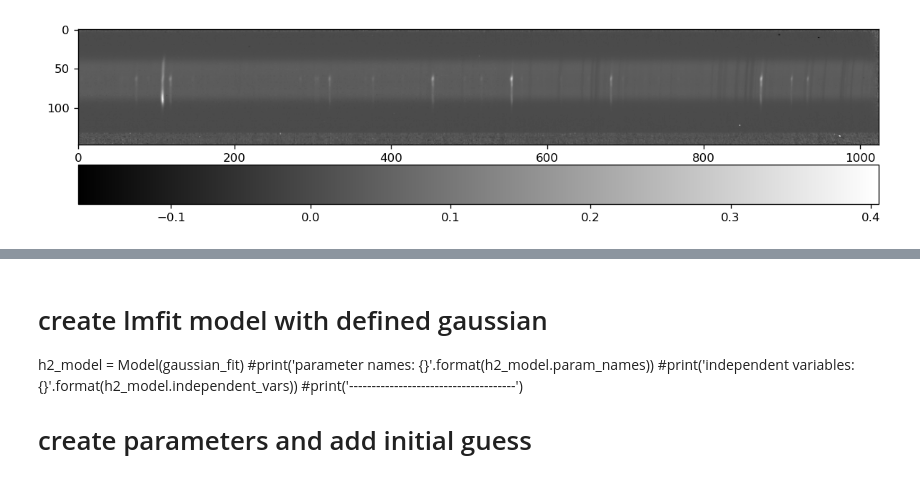
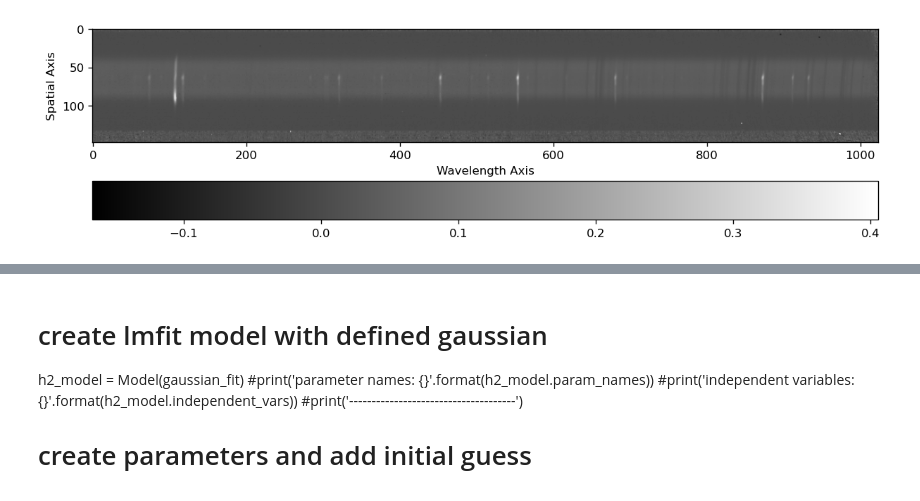
Before and after one commit to ruoyanwangdr/Dynamics-of-Jovian-Infrared-Auroral-Ionosphere-and-Thermosphere, a Jupyter notebook: h3p.ipynb, the cells around one changed output, grey strips where cells are left out. Cells and saved outputs as stored; diff of their text form; code cells hidden in the pictures.

```diff
--- a/h3p.ipynb
+++ b/h3p.ipynb
@@ -3,6 +3,8 @@
 from astropy.io import fits
 import numpy as np
 import matplotlib.pyplot as plt
+plt.rcParams['figure.facecolor'] = 'w'
+plt.rcParams['figure.dpi'] = 120
 import os
 from lmfit import Model
 
@@ -21,11 +23,12 @@ filesize = len([name for name in os.listdir(filepath) if os.path.isfile(os.path.
 
 # load fits data from order 36
 nirspec7_data = []
+
+start = 22 # fits index start, min >= 1, max <= n
+end = 112 # fits index end, min >= n, max <= 999
+
 for i in range(filesize):
-    start = 22 # fits index start, min >= 1, max <= n
-    end = 112 # fits index end, min >= n, max <= 999
-    n = i + start # fits index starts from 22
-
+    n = i + start # fits index starts from start
     if n>= start and n < 10:
         hdu_data = fits.getdata(filepath + 'order36/' + 'jun02s000' + '{}_order36.fits'.format(n), ext=0)
         nirspec7_data.append(hdu_data)
@@ -41,55 +44,55 @@ nirspec7_data_array = np.array(nirspec7_data)
 
 
 # obtain average flat field
-average_flat_field = np.mean((nirspec7_data_array[32-22],
-                              nirspec7_data_array[33-22],
-                              nirspec7_data_array[34-22],
-                              nirspec7_data_array[35-22],
-                              nirspec7_data_array[36-22],
-                              nirspec7_data_array[37-22],
-                              nirspec7_data_array[38-22],
-                              nirspec7_data_array[39-22],
-                              nirspec7_data_array[40-22],
-                              nirspec7_data_array[41-22],), axis=0)
+average_flat_field = np.mean((nirspec7_data_array[32-start],
+                              nirspec7_data_array[33-start],
+                              nirspec7_data_array[34-start],
+                              nirspec7_data_array[35-start],
+                              nirspec7_data_array[36-start],
+                              nirspec7_data_array[37-start],
+                              nirspec7_data_array[38-start],
+                              nirspec7_data_array[39-start],
+                              nirspec7_data_array[40-start],
+                              nirspec7_data_array[41-start],), axis=0)
 
 
 # obtain average flat lamp off
-average_flat_lamp_off = np.mean((nirspec7_data_array[22-22],
-                                 nirspec7_data_array[23-22],
-                                 nirspec7_data_array[24-22],
-                                 nirspec7_data_array[25-22],
-                                 nirspec7_data_array[26-22],
-                                 nirspec7_data_array[27-22],
-                                 nirspec7_data_array[28-22],
-                                 nirspec7_data_array[29-22],
-                                 nirspec7_data_array[30-22],
-                                 nirspec7_data_array[31-22],), axis=0)
+average_flat_lamp_off = np.mean((nirspec7_data_array[22-start],
+                                 nirspec7_data_array[23-start],
+                                 nirspec7_data_array[24-start],
+                                 nirspec7_data_array[25-start],
+                                 nirspec7_data_array[26-start],
+                                 nirspec7_data_array[27-start],
+                                 nirspec7_data_array[28-start],
+                                 nirspec7_data_array[29-start],
+                                 nirspec7_data_array[30-start],
+                                 nirspec7_data_array[31-start],), axis=0)
 
 
 # sky frames confirmed
-sky51 = nirspec7_data_array[51-22] # jun02s0051_order36.fits
-sky59 = nirspec7_data_array[59-22] # jun02s0059_order36.fits
-sky60 = nirspec7_data_array[60-22] # jun02s0060_order36.fits
-sky72 = nirspec7_data_array[72-22] # jun02s0072_order36.fits
-sky78 = nirspec7_data_array[78-22] # jun02s0078_order36.fits
-sky79 = nirspec7_data_array[79-22] # jun02s0079_order36.fits
-sky91 = nirspec7_data_array[91-22] # jun02s0091_order36.fits
-sky103 = nirspec7_data_array[103-22] # jun02s0103_order36.fits
+sky51 = nirspec7_data_array[51-start] # jun02s0051_order36.fits
+sky59 = nirspec7_data_array[59-start] # jun02s0059_order36.fits
+sky60 = nirspec7_data_array[60-start] # jun02s0060_order36.fits
+sky72 = nirspec7_data_array[72-start] # jun02s0072_order36.fits
+sky78 = nirspec7_data_array[78-start] # jun02s0078_order36.fits
+sky79 = nirspec7_data_array[79-start] # jun02s0079_order36.fits
+sky91 = nirspec7_data_array[91-start] # jun02s0091_order36.fits
+sky103 = nirspec7_data_array[103-start] # jun02s0103_order36.fits
 
 
 # convert observation time (UTC) to seconds
 def fits_header_utc_to_second(fn):
     # fn = frame_number
-    start = 1 # fits index start, min >= 1, max <= n
-    end = 112 # fits index end, min >= n, max <= 999
+    first = 1 # fits index start, min >= 1, max <= fn
+    last = 112 # fits index end, min >= fn, max <= 999
 
-    if fn >= start and fn < 10:
+    if fn >= first and fn < 10:
         hdu_header = fits.open(filepath + 'jun02s000' + '{}.fits'.format(fn), ignore_missing_end=True)[0].header
     elif fn >= 10 and fn < 100:
         hdu_header = fits.open(filepath + 'jun02s00' + '{}.fits'.format(fn), ignore_missing_end=True)[0].header
-    elif fn >= 100 and fn < end:
+    elif fn >= 100 and fn < last:
         hdu_header = fits.open(filepath + 'jun02s0' + '{}.fits'.format(fn), ignore_missing_end=True)[0].header
-    elif fn >= end:
+    elif fn >= last:
         pass
 
     h = float(hdu_header['UTC'].split(':')[0])
@@ -104,54 +107,60 @@ def fits_header_utc_to_second(fn):
 sky1 = sky60
 sky2 = sky72
 
-t1 = fits_header_utc_to_second(60)
-t2 = fits_header_utc_to_second(72)
-td = fits_header_utc_to_second(61)
+fn_sky1 = 60 # frame number of sky1
+fn_sky2 = 72 # frame number of sky2
+fn_spec = 61 # frame number of target spectra
+
+t1 = fits_header_utc_to_second(fn_sky1)
+t2 = fits_header_utc_to_second(fn_sky2)
+td = fits_header_utc_to_second(fn_spec)
 
 sky_total = sky1 * ((t2 - td) / (t2 - t1)) + sky2 * ((td - t1) / (t2 - t1))
 
 
 # remove sky background: (object - sky_frame)/(average_flat_field - average_flat_lamp_off)
-sky_subtracted = (nirspec7_data_array[61-22] - sky_total) / (average_flat_field - average_flat_lamp_off)
+sky_subtracted = (nirspec7_data_array[fn_spec-start] - sky_total) / (average_flat_field - average_flat_lamp_off)
 pixel = np.linspace(0, np.size(sky_subtracted, 1), np.size(sky_subtracted, 1))
 
 
 # show reduced fits
-plt.figure(figsize=(12,6), dpi=120)
+plt.figure(figsize=(12,6))
 plt.imshow(sky_subtracted, cmap='gist_gray')
+plt.xlabel('Wavelength Axis')
+plt.ylabel('Spatial Axis')
 #plt.gca().invert_yaxis()
 #plt.xlim(850,900)
 #plt.ylim(60,30)
-plt.colorbar(orientation='horizontal', pad=0.05)
+plt.colorbar(orientation='horizontal', pad=0.1)
 
 
 # load waverange
 waverange = fits.open(filepath + 'order36/' + 'waverange.fits', ignore_missing_end=True)[0].data
 
 
 # define normalization function
 def normalize(data):
     return (data - np.min(data)) / (np.max(data) - np.min(data))
 
 
 # define guassian function, credit to pen and pants IDL's Gaussfit in Python
 def gaussian_fit(x, a0, a1, a2, a3, a4, a5):
     """
     x = data array
     a0 = height of guassian
     a1 = pixel position of Gaussian peak
     a2 = width of Gaussian
     a3 = constant term
     a4 = linear term
     a5 = quadratic term
 
     note: fwhm = a2 * np.sqrt(2 * np.log(2)) * 2
     """
     z = (x - a1) / a2
     y = a0 * np.exp(-z**2 / a2) + a3 + a4 * x + a5 * x**2
     return y
 # %% [output]
-[figure, old version]
+[figure, new version]
 # %%
 # create lmfit model with defined gaussian
 h2_model = Model(gaussian_fit)
```
Also changed, not shown: parts of 13 cells of this notebook.
